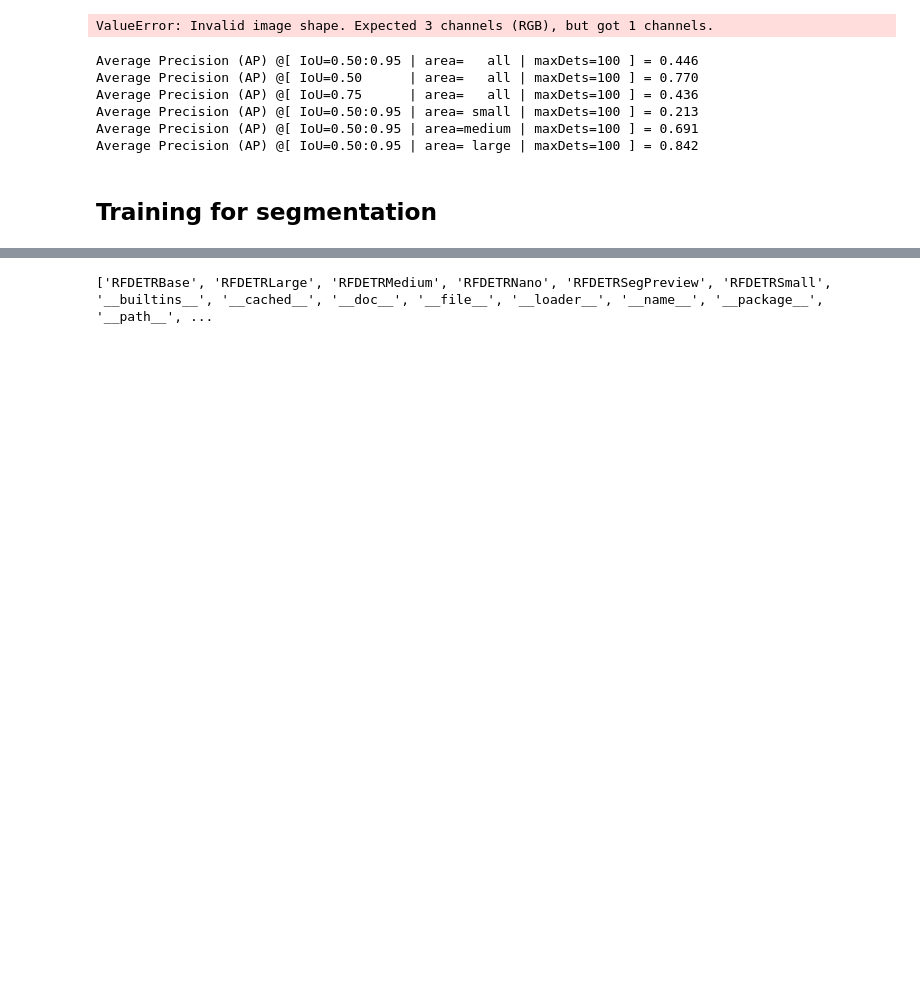
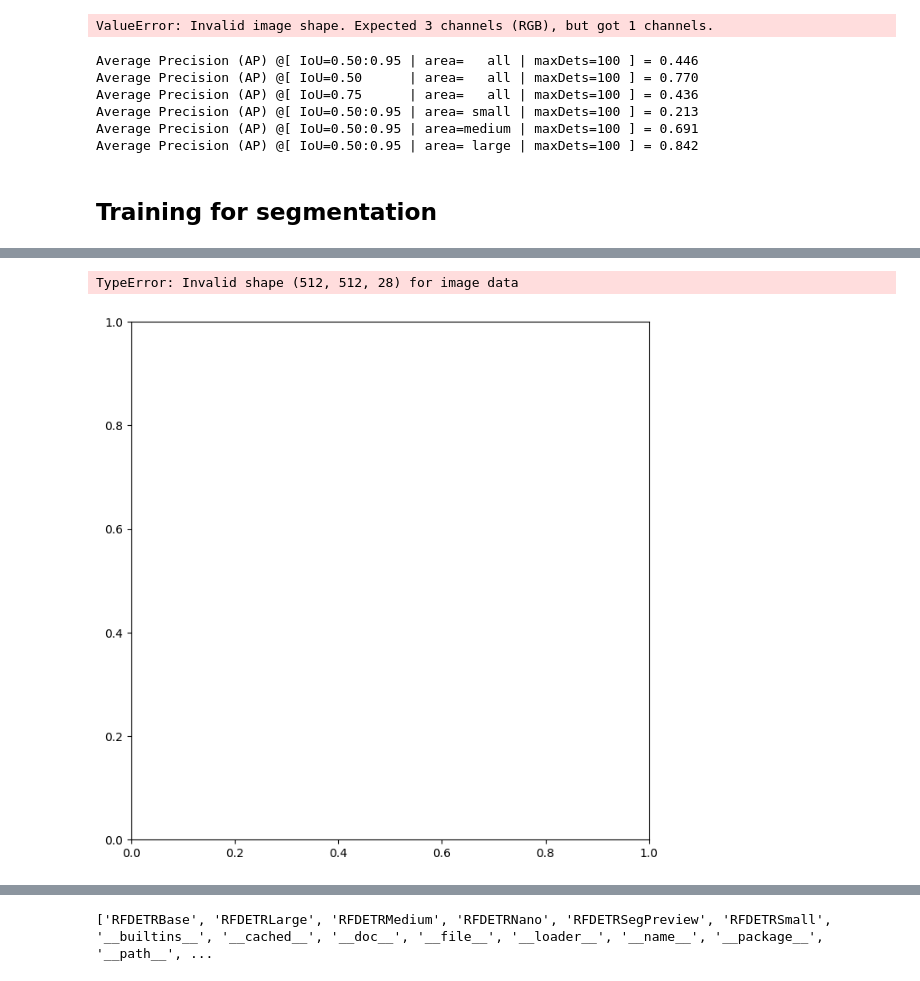
Before and after one commit to szuhow/notebooks, a Jupyter notebook: notebooks/how-to-finetune-rf-detr-on-detection-dataset.ipynb, the cells around one changed output, grey strips where cells are left out. Saved outputs shown, nothing was run; the diff lists cells and outputs as text; code cells hidden in the pictures; blank space fills up the shorter version.

```diff
--- a/notebooks/how-to-finetune-rf-detr-on-detection-dataset.ipynb
+++ b/notebooks/how-to-finetune-rf-detr-on-detection-dataset.ipynb
@@ -380,0 +415,9 @@ for path, image, annotations in tqdm(ds):
+# %%
+from torch_arcade import ARCADESemanticSegmentation
+
+ds_sem = ARCADESemanticSegmentation(
+    "dataset/",
+    image_set="train",
+    download="true"
+)
+img, mask = ds_sem[0]
@@ -380,0 +432,17 @@ for path, image, annotations in tqdm(ds):
+# %%
+import matplotlib.pyplot as plt
+import numpy as np
+
+# Załóżmy, że Twoja maska to 'mask_np'
+# Jeśli maska ma wymiar (1, H, W), usuwamy jedynkę:
+if mask.ndim == 3 and mask.shape[0] == 1:
+    mask = mask.squeeze()
+
+plt.figure(figsize=(8, 8))
+plt.imshow(mask, cmap='viridis') # 'viridis' dobrze pokazuje różnice w prawdopodobieństwie
+plt.colorbar(label='Prawdopodobieństwo / Klasa')
+plt.title("Mapa maski (NumPy array)")
+plt.show()
+# %% [output]
+TypeError: Invalid shape (512, 512, 28) for image data
+[figure, added]
```
Also changed, not shown: parts of 14 cells of this notebook.
